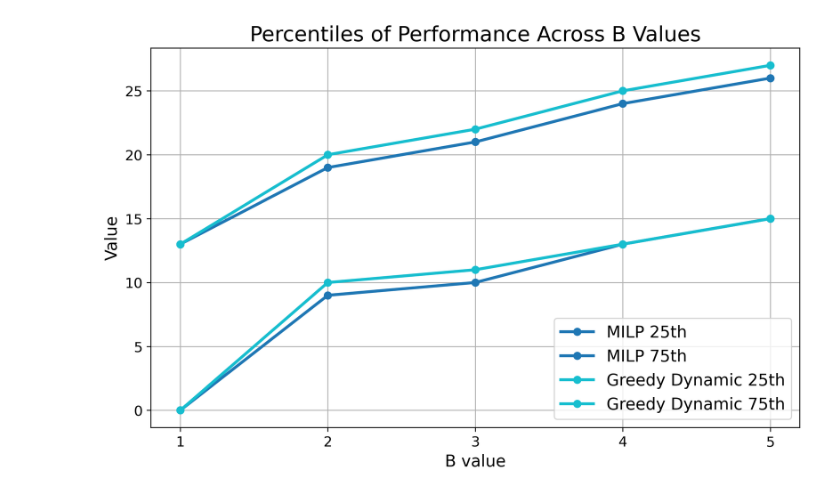
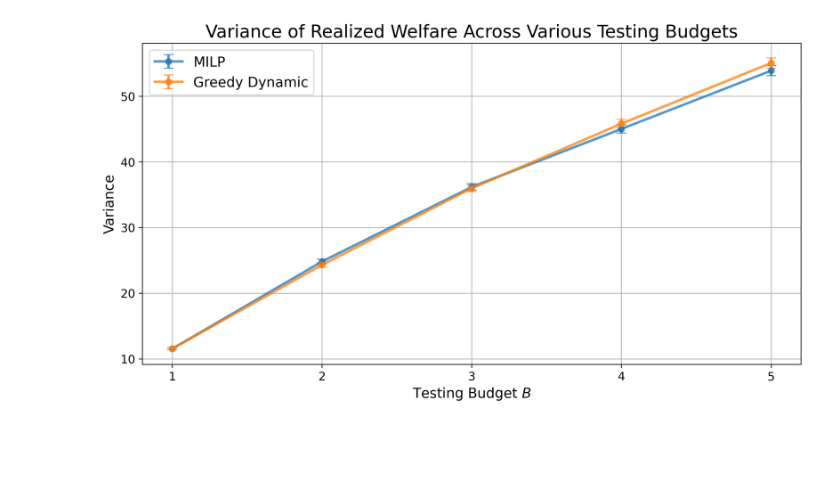
Before and after one commit to nrlopez03/pooled-testing, a Jupyter notebook: multGraphs.ipynb, the cells around one changed output. Drawn from its saved outputs; the diff is of its cells as text; code cells hidden in the pictures; blank space fills up the shorter version.

Commit message:
all data

```diff
--- a/multGraphs.ipynb
+++ b/multGraphs.ipynb
@@ -71,29 +71,37 @@ plt.show()
-# %%
-percentiles = [25,75] # Define desired percentiles
-
-# Combine data
-combined_df = pd.concat(dfs, ignore_index=True)
-
-# Compute percentiles for each B
-percentile_dfs = {p: combined_df.groupby("B")[columns_to_plot].quantile(p / 100) for p in percentiles}
-
-# Plot results
-plt.figure(figsize=(10, 6))
-colors = plt.cm.get_cmap("tab10", len(columns_to_plot))  # Assign colors to methods
-
-for idx, col in enumerate(columns_to_plot):
-    color = colors(idx)  # Same color for each method across percentiles
-    for p in percentiles:
-        plt.plot(percentile_dfs[p].index, percentile_dfs[p][col], marker='o', linestyle='-', color=color, label=f"{col} {p}th")
-plt.xticks(B_values)
-plt.xlabel("B value")
-plt.ylabel("Value")
-plt.title("Percentiles of Performance Across B Values")
-plt.legend()
-plt.grid()
-plt.show()
-# %% [output]
-[figure, removed]
+# %%
+# Concatenate all dataframes
+combined_df = pd.concat(dfs, ignore_index=True)
+
+# Compute sample variance for each B
+variance_df = combined_df.groupby("B")[columns_to_plot].var()
+
+# Count the number of samples for each B (needed for SE of variance)
+count_df = combined_df.groupby("B")[columns_to_plot].count()
+
+# Compute standard error of the sample variance (assuming normality)
+se_of_variance_df = variance_df * np.sqrt(2.0 / (count_df - 1))
+
+# Plot variance with error bars
+plt.figure(figsize=(12, 6))
+for col in columns_to_plot:
+    plt.errorbar(
+        x=variance_df.index,
+        y=variance_df[col],
+        yerr=se_of_variance_df[col],
+        fmt='-o',
+        alpha=0.75,
+        label=col,
+        capsize=5
+    )
+plt.xticks(variance_df.index)
+plt.xlabel("Testing Budget $B$")
+plt.ylabel("Variance")
+plt.title("Variance of Realized Welfare Across Various Testing Budgets")
+plt.legend()
+plt.grid(True)
+plt.show()
+# %% [output]
+[figure, added]
 # %%
 percentile_lower = 20  # Lower bound for cone
 percentile_upper = 80  # Upper bound for cone
```
Also changed, not shown: parts of 6 cells of this notebook, 12 other files.
